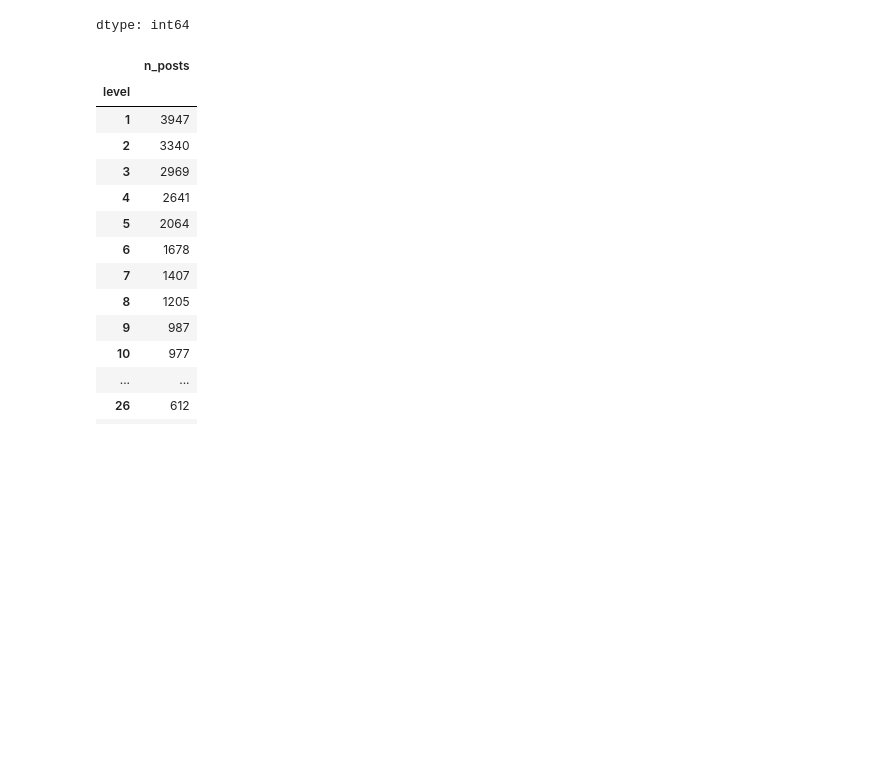
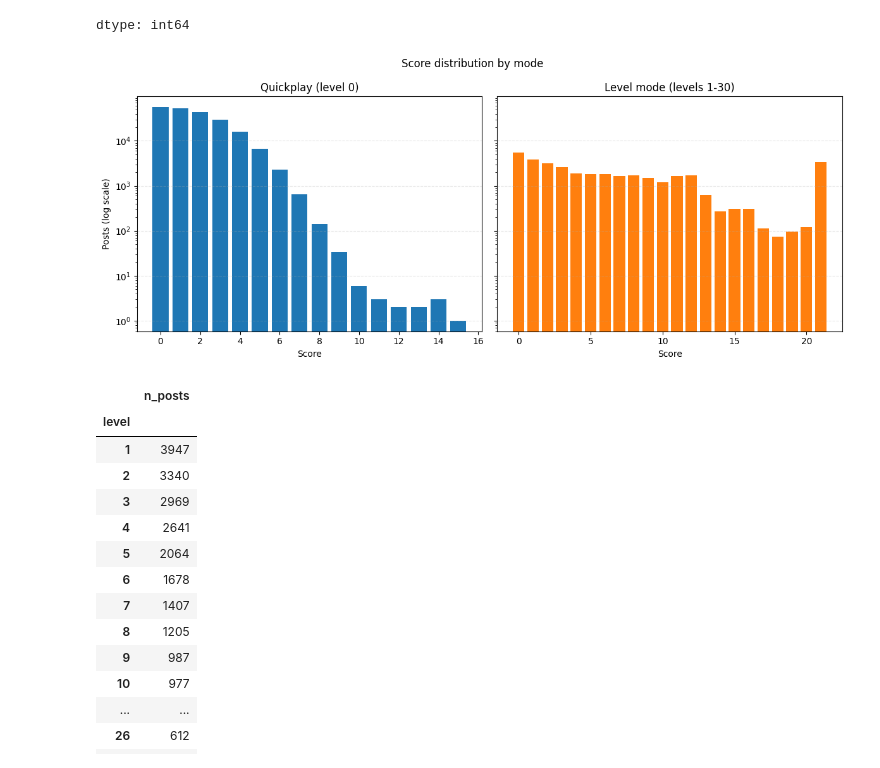
Before and after one commit to Adir-Amar/FloodIt-product-analytics, a Jupyter notebook: notebooks/05_score_mode_analysis.ipynb, the cells around one changed output. Saved outputs shown, nothing was run; the diff lists cells and outputs as text; code cells hidden in the pictures; blank space fills up the shorter version.

Commit message:
Add score distribution and level progression charts, and days-to-purchase gate, to notebook 05

```diff
--- a/notebooks/05_score_mode_analysis.ipynb
+++ b/notebooks/05_score_mode_analysis.ipynb
@@ -65,6 +66,26 @@ level_mode_per_score
 | 20 | 121 |
 | 21 | 3415 |
 dtype: int64
+# %%
+fig, axes = plt.subplots(1, 2, figsize=(12, 5), sharey=True)
+
+axes[0].bar(quickplay['score'], quickplay['n_posts'], color='tab:blue')
+axes[0].set_yscale('log')
+axes[0].set_title('Quickplay (level 0)')
+axes[0].set_xlabel('Score')
+axes[0].set_ylabel('Posts (log scale)')
+axes[0].grid(alpha=0.3, linestyle='--', axis='y')
+
+axes[1].bar(level_mode_per_score.index, level_mode_per_score.values, color='tab:orange')
+axes[1].set_title('Level mode (levels 1-30)')
+axes[1].set_xlabel('Score')
+axes[1].grid(alpha=0.3, linestyle='--', axis='y')
+
+fig.suptitle('Score distribution by mode')
+plt.tight_layout()
+plt.show()
+# %% [output]
+[figure, added]
 # %%
 level_mode_per_level = level_mode.groupby('level')['n_posts'].sum()
 level_mode_per_level
```
Also changed, not shown: parts of 3 cells of this notebook.
